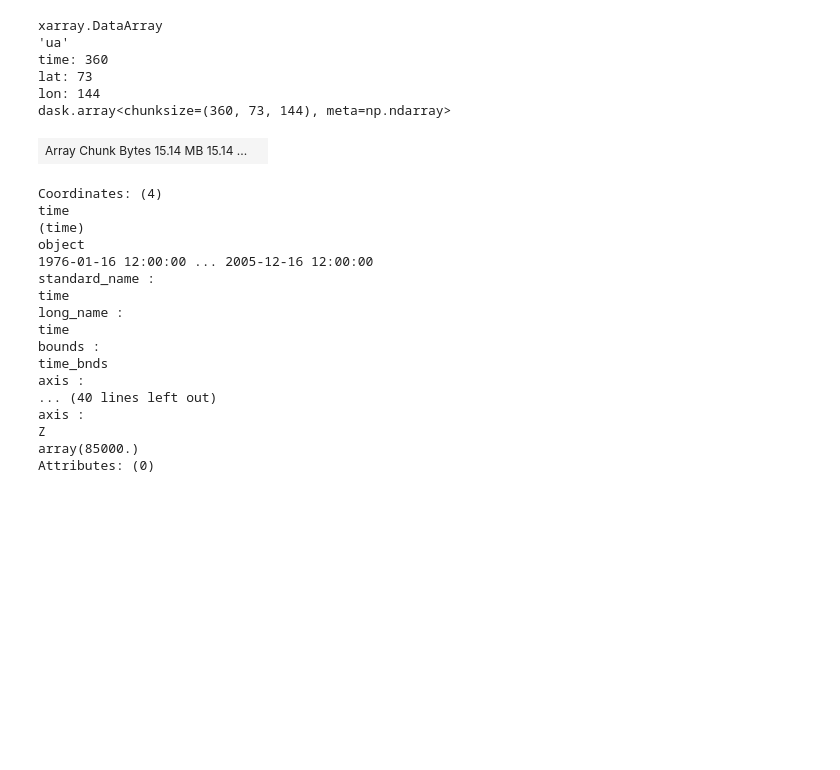
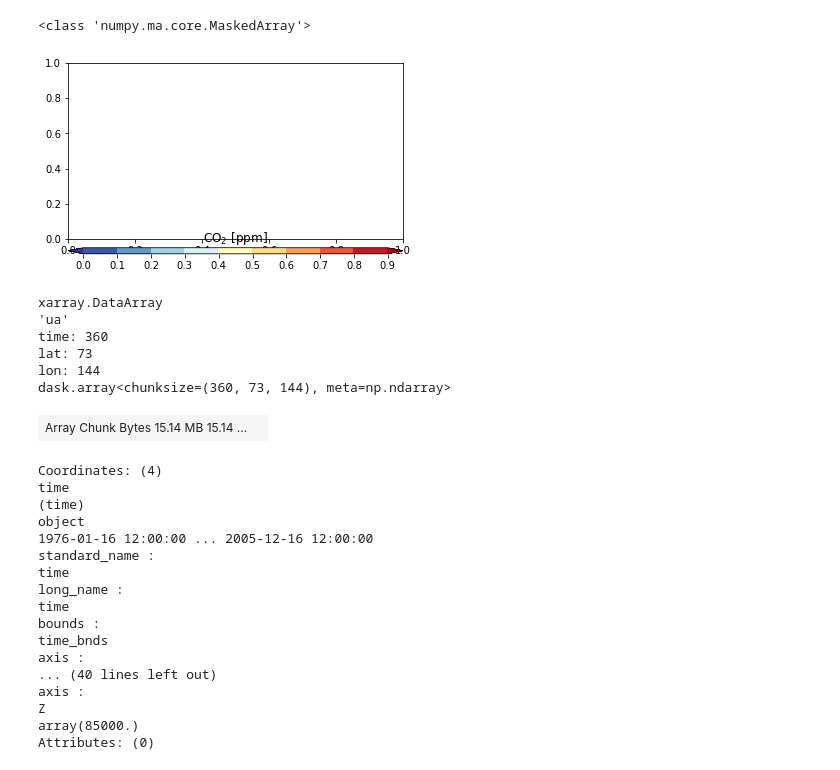
Before and after one commit to blychs/climatologia_fisica, a Jupyter notebook: practica2.ipynb, the cells around one changed output. Cells and saved outputs as stored; diff of their text form; code cells hidden in the pictures; blank space fills up the shorter version.

```diff
--- a/practica2.ipynb
+++ b/practica2.ipynb
@@ -79,3 +159,13 @@ def load_mask(dataarray):
+# %%
+cb = plt.colorbar(cf,orientation='horizontal', pad=-1.04, aspect=50)
+cb.ax.set_title('CO$_2$ [ppm]');
+#u[0,0][0::2, 0::2].shape
+#print(v)
+#print(u)
+print(type(uvel))
+# %% [output]
+<class 'numpy.ma.core.MaskedArray'>
+[figure, added]
 # %%
 u1 = ua_c6_hist.mean(dim='ensemble').isel(plev=0)
 u1.ua.where(load_mask(u1)[0])
```
Also changed, not shown: parts of 8 cells of this notebook.
